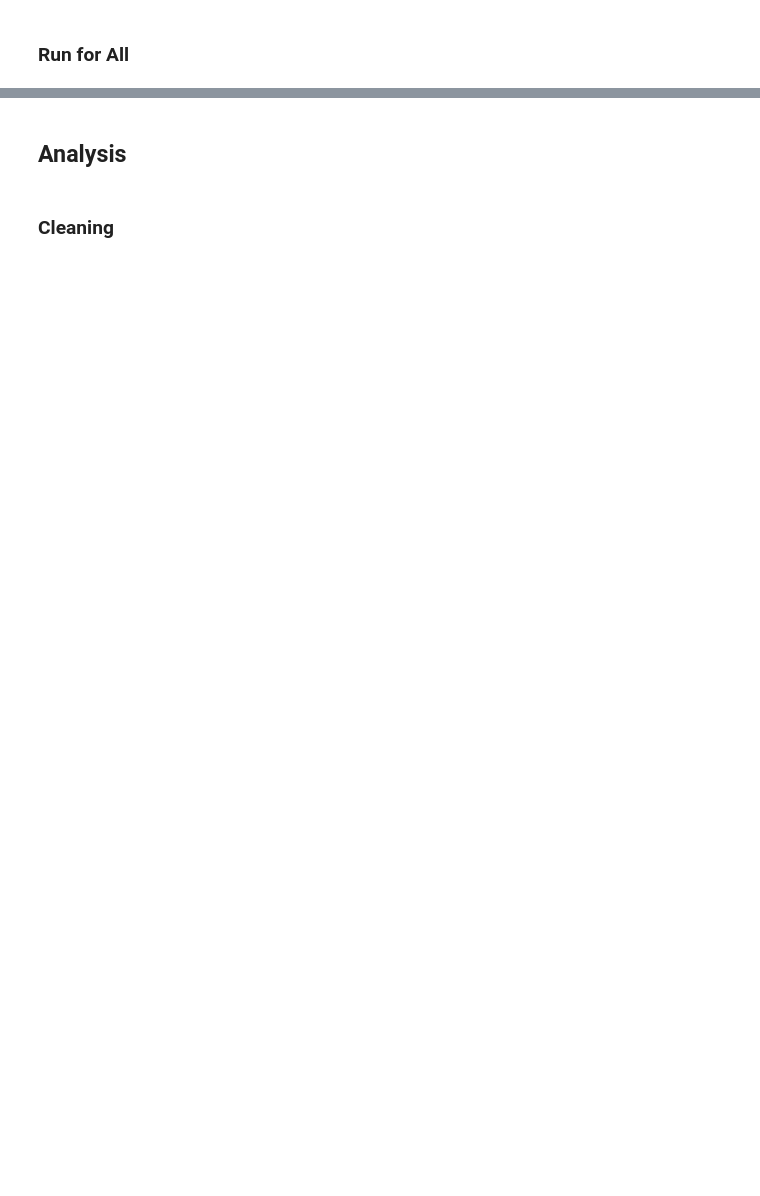
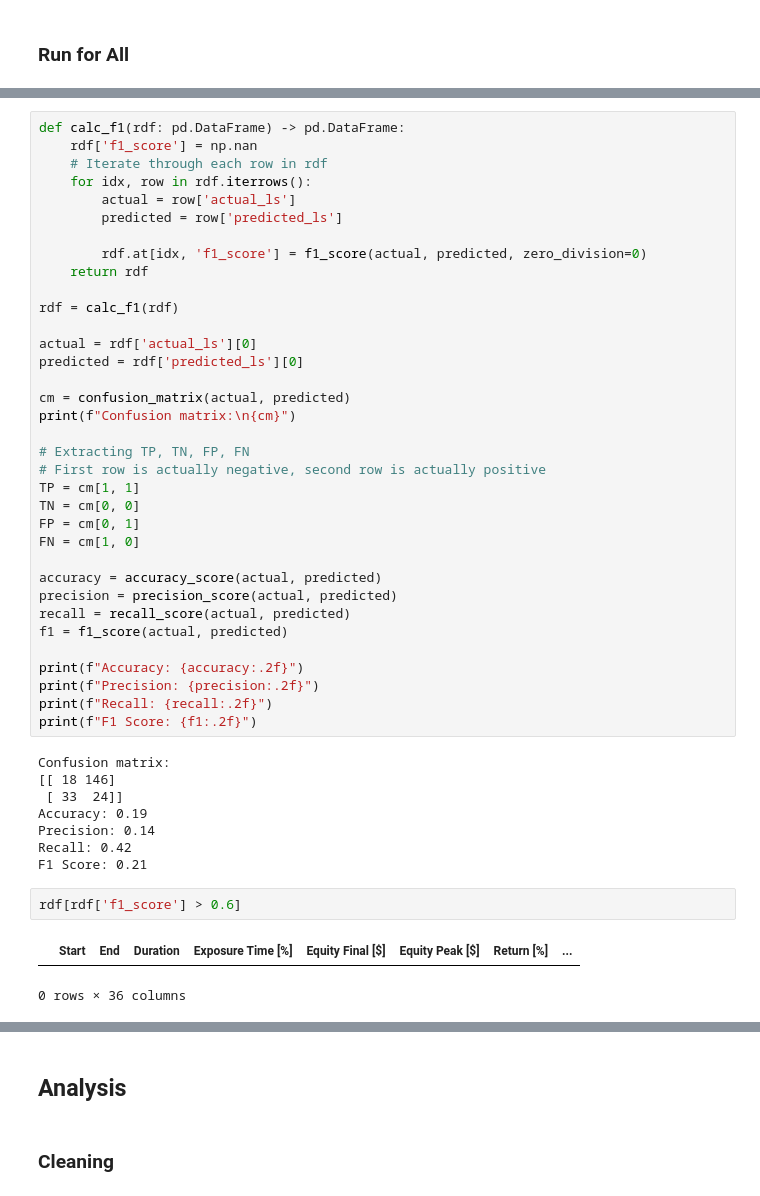
Before and after one commit to yiqwan/stock-forecast-with-sentiment, a Jupyter notebook: notebooks/trading.ipynb, the cells around one changed output, grey strips where cells are left out. Saved outputs shown, nothing was run; the diff lists cells and outputs as text; blank space fills up the shorter version.

```diff
--- a/notebooks/trading.ipynb
+++ b/notebooks/trading.ipynb
@@ -571,0 +541,48 @@ rdf.head()
+# %%
+def calc_f1(rdf: pd.DataFrame) -> pd.DataFrame:
+    rdf['f1_score'] = np.nan
+    # Iterate through each row in rdf
+    for idx, row in rdf.iterrows():
+        actual = row['actual_ls']
+        predicted = row['predicted_ls']
+
+        rdf.at[idx, 'f1_score'] = f1_score(actual, predicted, zero_division=0)
+    return rdf
+
+rdf = calc_f1(rdf)
+
+actual = rdf['actual_ls'][0]
+predicted = rdf['predicted_ls'][0]
+
+cm = confusion_matrix(actual, predicted)
+print(f"Confusion matrix:\n{cm}")
+
+# Extracting TP, TN, FP, FN
+# First row is actually negative, second row is actually positive
+TP = cm[1, 1]
+TN = cm[0, 0]
+FP = cm[0, 1]
+FN = cm[1, 0]
+
+accuracy = accuracy_score(actual, predicted)
+precision = precision_score(actual, predicted)
+recall = recall_score(actual, predicted)
+f1 = f1_score(actual, predicted)
+
+print(f"Accuracy: {accuracy:.2f}")
+print(f"Precision: {precision:.2f}")
+print(f"Recall: {recall:.2f}")
+print(f"F1 Score: {f1:.2f}")
+# %% [output]
+Confusion matrix:
+[[ 18 146]
+ [ 33  24]]
+Accuracy: 0.19
+Precision: 0.14
+Recall: 0.42
+F1 Score: 0.21
+# %%
+rdf[rdf['f1_score'] > 0.6]
+# %% [output]
+|  | Start | End | Duration | Exposure Time [%] | Equity Final [$] | Equity Peak [$] | Return [%] | ... |
+0 rows × 36 columns
```
Also changed, not shown: parts of 34 cells of this notebook.
